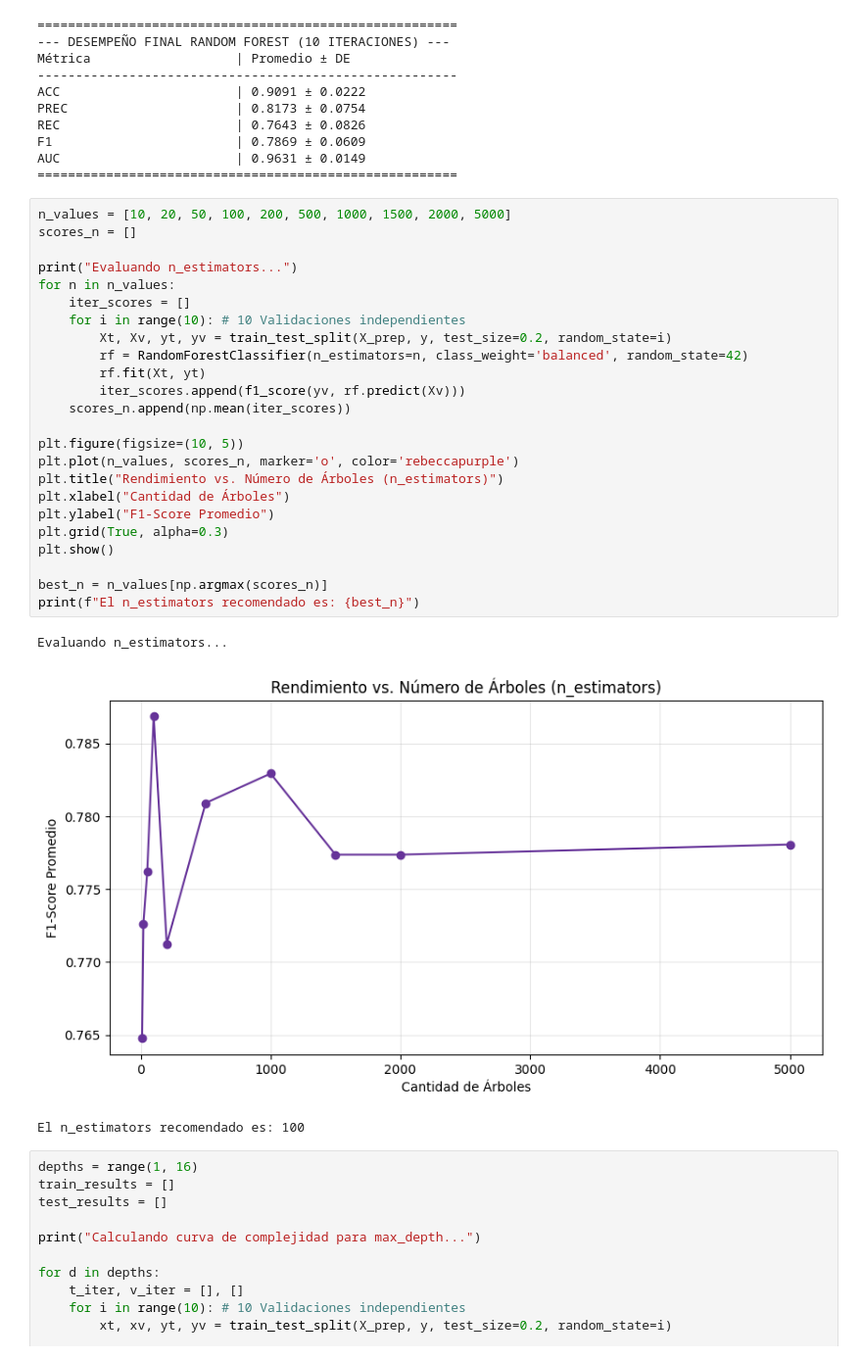
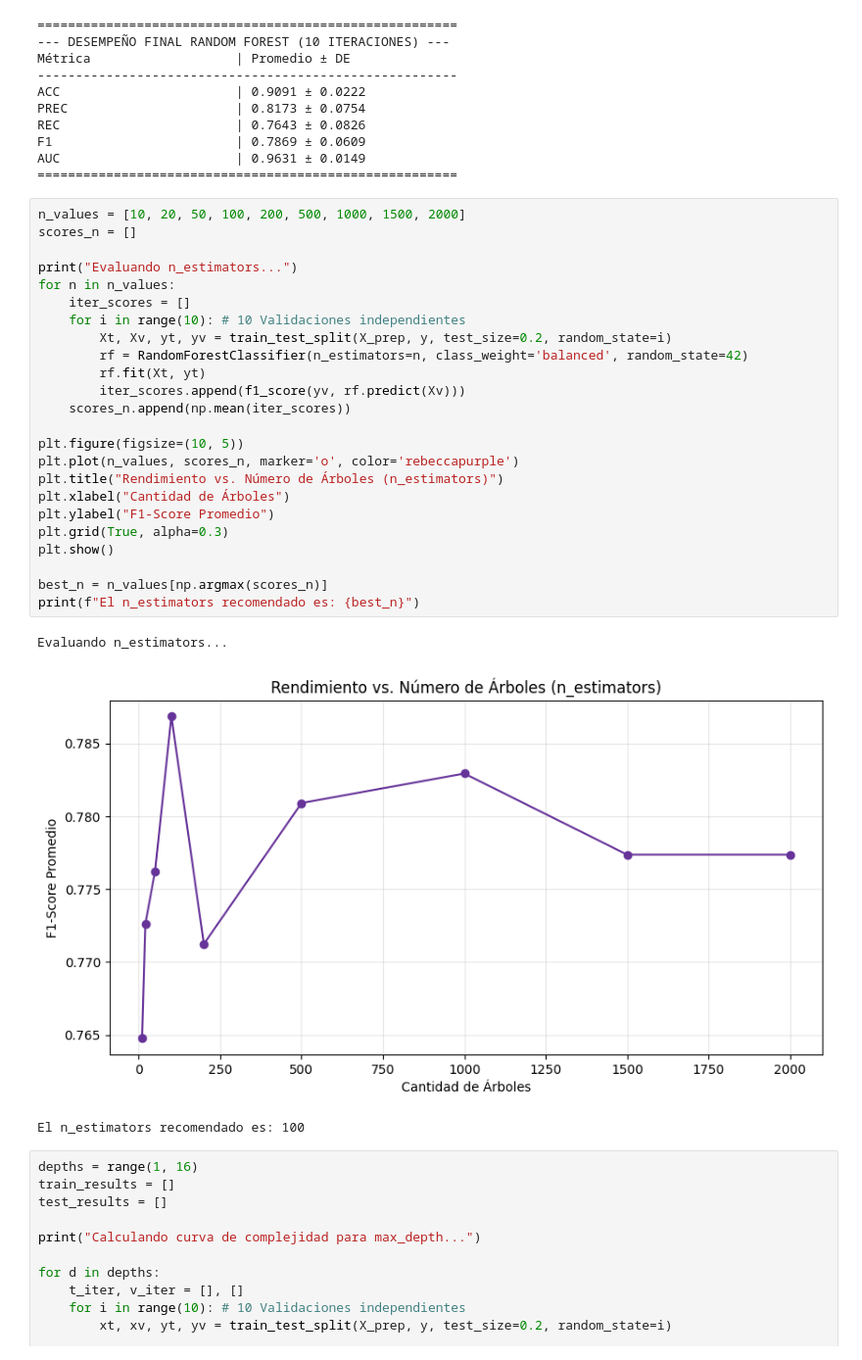
Before and after one commit to felipe0435/Proyecto-2-Mineria-de-datos, a Jupyter notebook: final/randforest2.ipynb, the cells around one changed output. Shown at 98% size. Drawn from its saved outputs; the diff is of its cells as text.

```diff
--- a/randforest2.ipynb
+++ b/final/randforest2.ipynb
@@ -91,32 +91,32 @@ F1                        | 0.7869 ± 0.0609
 AUC                       | 0.9631 ± 0.0149
 =======================================================
 # %%
-n_values = [10, 20, 50, 100, 200, 500, 1000, 1500, 2000, 5000]
+n_values = [10, 20, 50, 100, 200, 500, 1000, 1500, 2000]
 scores_n = []
 
 print("Evaluando n_estimators...")
 for n in n_values:
     iter_scores = []
     for i in range(10): # 10 Validaciones independientes
         Xt, Xv, yt, yv = train_test_split(X_prep, y, test_size=0.2, random_state=i)
         rf = RandomForestClassifier(n_estimators=n, class_weight='balanced', random_state=42)
         rf.fit(Xt, yt)
         iter_scores.append(f1_score(yv, rf.predict(Xv)))
     scores_n.append(np.mean(iter_scores))
 
 plt.figure(figsize=(10, 5))
 plt.plot(n_values, scores_n, marker='o', color='rebeccapurple')
 plt.title("Rendimiento vs. Número de Árboles (n_estimators)")
 plt.xlabel("Cantidad de Árboles")
 plt.ylabel("F1-Score Promedio")
 plt.grid(True, alpha=0.3)
 plt.show()
 
 best_n = n_values[np.argmax(scores_n)]
 print(f"El n_estimators recomendado es: {best_n}")
 # %% [output]
 Evaluando n_estimators...
-[figure, old version]
+[figure, new version]
 El n_estimators recomendado es: 100
 # %%
 depths = range(1, 16)
```
Also changed, not shown: parts of 1 cell of this notebook, 13 other files.
